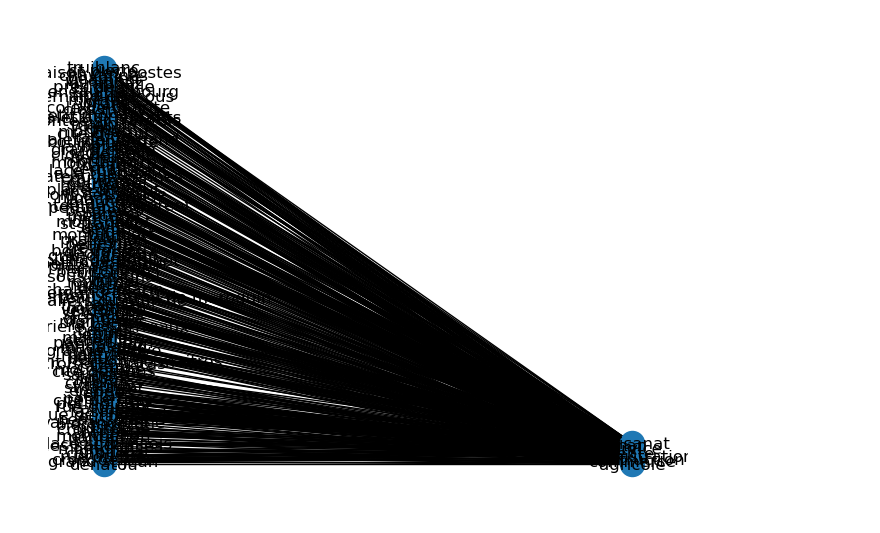
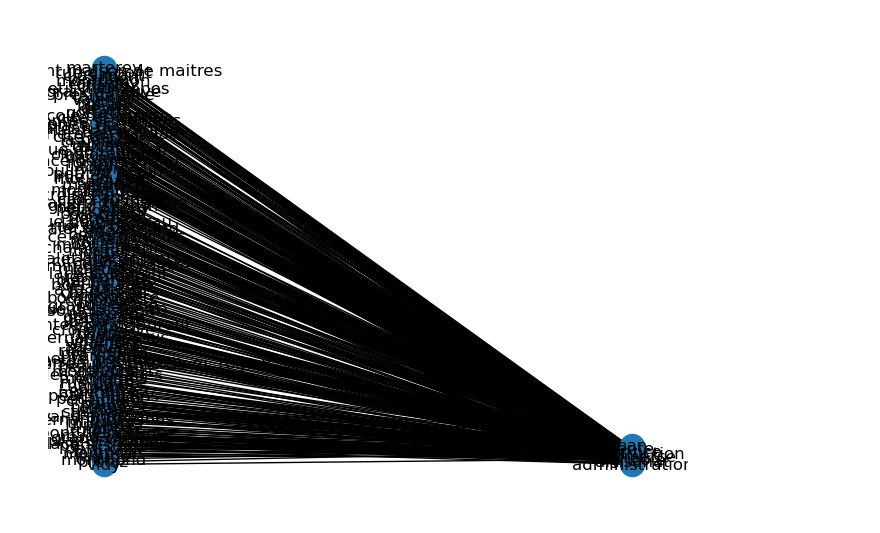
Before and after one commit to ozan-guven/HUM-450-Project, a Jupyter notebook: data/networks/bipartite_rue_type_metiers/network_origins.ipynb, the cells around one changed output. Drawn from its saved outputs; the diff is of its cells as text; code cells hidden in the pictures.

```diff
--- a/data/networks/bipartite_rue_type_metiers/network_origins.ipynb
+++ b/data/networks/bipartite_rue_type_metiers/network_origins.ipynb
@@ -78,0 +10,4 @@ print(f'{len(recensement_filtered) / len(recensement):.2%} des personnes avec un
+# %%
+MAIN_FILE_PATH = "../../1832_v4_preprocessed.csv"
+
+recensement = pd.read_csv(MAIN_FILE_PATH)
@@ -78,0 +18,20 @@ print(f'{len(recensement_filtered) / len(recensement):.2%} des personnes avec un
+# %%
+correspondances = {
+    "ale": "rue de l'ale",
+    "etraz": "rue d'etraz",
+    "rue du pre": "rue du pre",
+    "chaucrau": "rue de chaucrau",
+    "st laurent": "place de st laurent",
+    "st pierre": "rue de st pierre",
+    "st etienne": "st etienne",
+    "bourg": "rue de bourg",
+    "st francois": "place de st francois",
+    "georgette": "chemin de georgette",
+}
+
+# Map the street names to the corresponding new name
+for index, row in recensement.iterrows():
+    nom_rue = row["nom_rue"]
+    if nom_rue in correspondances.keys():
+        recensement.at[index, "nom_rue"] = correspondances[nom_rue]
+recensement.nom_rue.unique().size
@@ -112,33 +72,33 @@ nx.write_gexf(G, "bipartite_rue_category.gexf")
 # %%
 # Create a bipartite graph
 B = nx.Graph()
 
 # Add the streets as nodes with the 'bipartite' attribute set to 0
-streets = set(recensement['nom_rue_norm_2'])
+streets = set(recensement['nom_rue'])
 B.add_nodes_from(streets, bipartite=0)
 
 # Add the job categories as nodes with the 'bipartite' attribute set to 1
-job_categories = set(recensement['chef_vocation_categorie'])
+job_categories = set(recensement['chef_vocation_class'])
 B.add_nodes_from(job_categories, bipartite=1)
 
 # Add the edges between the streets and job categories
-edge_data = recensement.groupby(['nom_rue_norm_2', 'chef_vocation_categorie']).size().reset_index().values.tolist()
+edge_data = recensement.groupby(['nom_rue', 'chef_vocation_class']).size().reset_index().values.tolist()
 B.add_weighted_edges_from(edge_data, weight='weight')
 
 # Get the sets of nodes in each bipartite set
 streets = {n for n, d in B.nodes(data=True) if d['bipartite'] == 0}
 job_categories = set(B) - streets
 
 # Define the position of each node
 pos = dict()
 pos.update((n, (1, i)) for i, n in enumerate(streets))
 pos.update((n, (2, i)) for i, n in enumerate(job_categories))
 
 # Draw the graph
 nx.draw(B, pos=pos, with_labels=True)
 plt.show()
 # %% [output]
-[figure, old version]
+[figure, new version]
 # %%
 # Load the CSV file into a Pandas DataFrame
 df = pd.read_csv("./bipartite_graph.csv")
```
Also changed, not shown: parts of 9 cells of this notebook, 14 other files.
